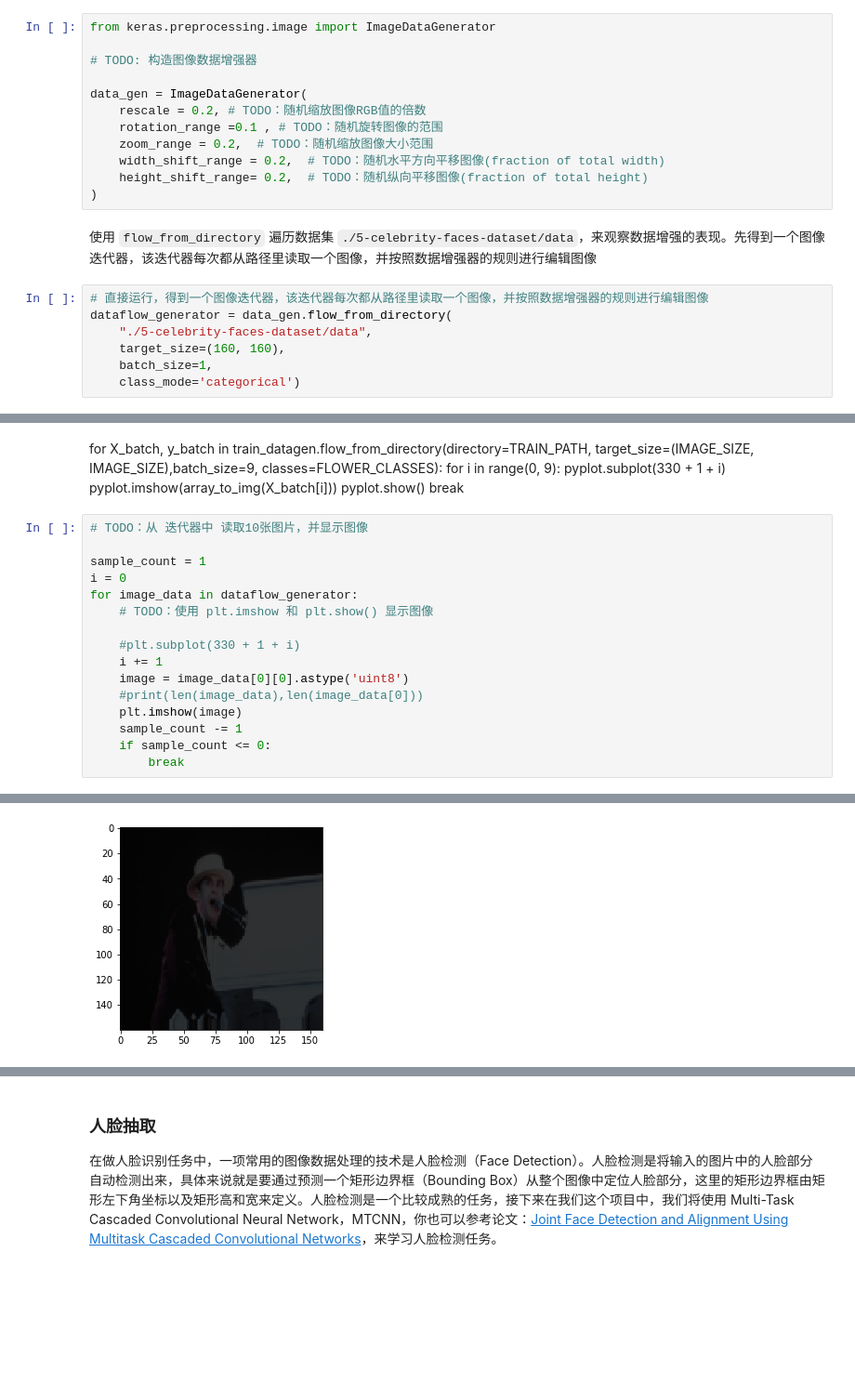
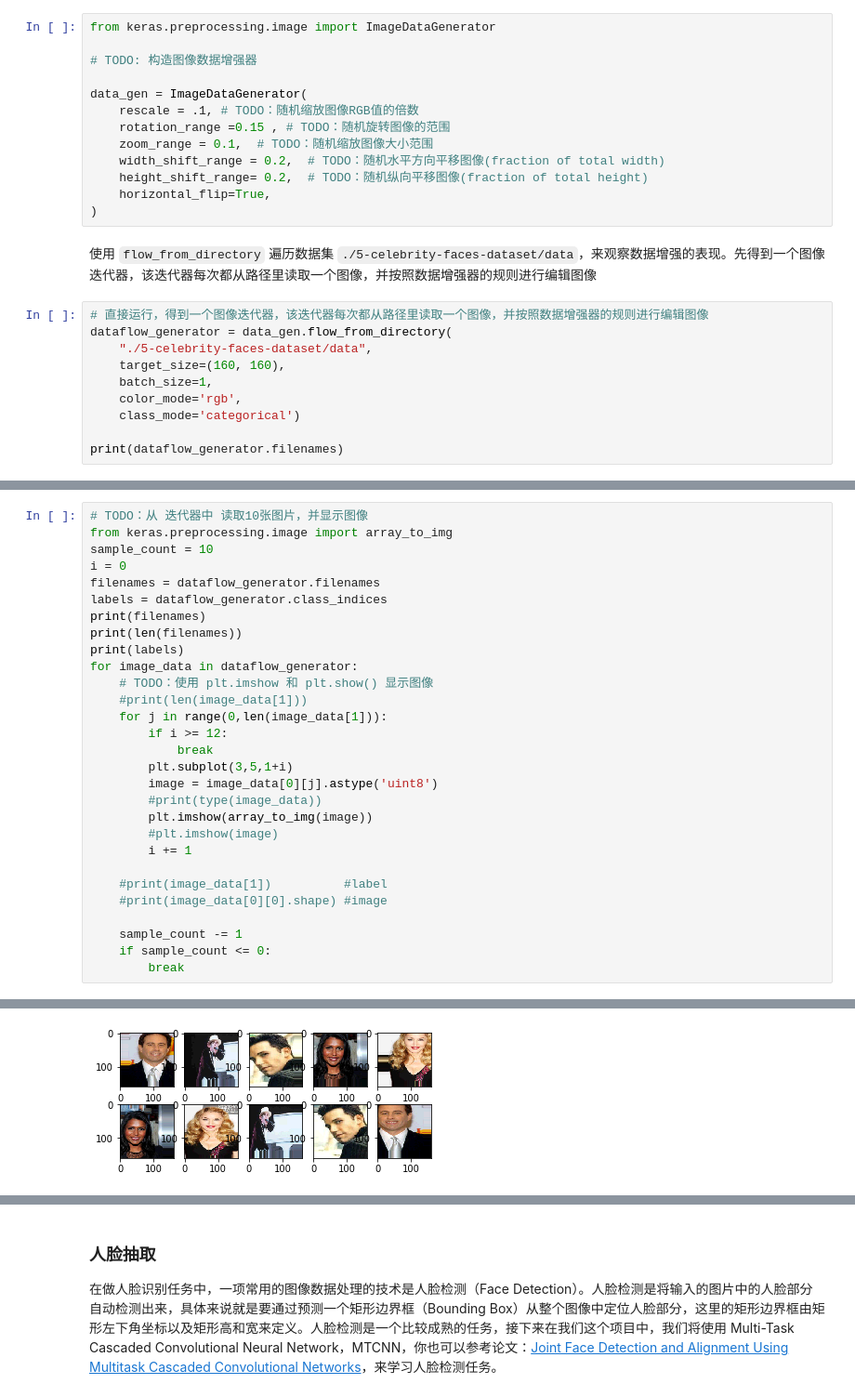
Before and after one commit to luteresa/Face-Recognition, a Jupyter notebook: Face Recognition.ipynb, the cells around one changed output, grey strips where cells are left out. Shown: that part at 93% size. Cells and saved outputs as stored; diff of their text form; blank space fills up the shorter version.

```diff
--- a/Face Recognition.ipynb
+++ b/Face Recognition.ipynb
@@ -121,11 +136,12 @@ from keras.preprocessing.image import ImageDataGenerator
 # TODO: 构造图像数据增强器
 
 data_gen = ImageDataGenerator(
-    rescale = 0.2, # TODO：随机缩放图像RGB值的倍数
-    rotation_range =0.1 , # TODO：随机旋转图像的范围
-    zoom_range = 0.2,  # TODO：随机缩放图像大小范围
+    rescale = .1, # TODO：随机缩放图像RGB值的倍数
+    rotation_range =0.15 , # TODO：随机旋转图像的范围
+    zoom_range = 0.1,  # TODO：随机缩放图像大小范围
     width_shift_range = 0.2,  # TODO：随机水平方向平移图像(fraction of total width)
     height_shift_range= 0.2,  # TODO：随机纵向平移图像(fraction of total height)
+    horizontal_flip=True,
 )
 # %% [markdown]
 使用 `flow_from_directory` 遍历数据集 `./5-celebrity-faces-dataset/data`，来观察数据增强的表现。先得到一个图像迭代器，该迭代器每次都从路径里读取一个图像，并按照数据增强器的规则进行编辑图像
@@ -135,6 +151,9 @@ dataflow_generator = data_gen.flow_from_directory(
     "./5-celebrity-faces-dataset/data",
     target_size=(160, 160),
     batch_size=1,
+    color_mode='rgb',
     class_mode='categorical')
+
+print(dataflow_generator.filenames)
 # %% [output]
 Found 5 images belonging to 5 classes.
@@ -141,23 +161,29 @@ Found 5 images belonging to 5 classes.
-# %% [markdown]
-for X_batch, y_batch in train_datagen.flow_from_directory(directory=TRAIN_PATH, target_size=(IMAGE_SIZE, IMAGE_SIZE),batch_size=9, classes=FLOWER_CLASSES):
-    for i in range(0, 9):
-        pyplot.subplot(330 + 1 + i)
-        pyplot.imshow(array_to_img(X_batch[i]))
-    pyplot.show()
-    break
 # %%
 # TODO：从 迭代器中 读取10张图片，并显示图像
-
-sample_count = 1
+from keras.preprocessing.image import array_to_img
+sample_count = 10
 i = 0
+filenames = dataflow_generator.filenames
+labels = dataflow_generator.class_indices
+print(filenames)
+print(len(filenames))
+print(labels)
 for image_data in dataflow_generator:
     # TODO：使用 plt.imshow 和 plt.show() 显示图像
+    #print(len(image_data[1]))
+    for j in range(0,len(image_data[1])):
+        if i >= 12:
+            break
+        plt.subplot(3,5,1+i)
+        image = image_data[0][j].astype('uint8')
+        #print(type(image_data))
+        plt.imshow(array_to_img(image))
+        #plt.imshow(image)
+        i += 1
 
-    #plt.subplot(330 + 1 + i)
-    i += 1
-    image = image_data[0][0].astype('uint8')
-    #print(len(image_data),len(image_data[0]))
-    plt.imshow(image)
+    #print(image_data[1])          #label
+    #print(image_data[0][0].shape) #image
+
     sample_count -= 1
     if sample_count <= 0:
         break
@@ -165 +194 @@ for image_data in dataflow_generator:
-[figure, old version]
+[figure, new version]
```
Also changed, not shown: parts of 49 cells of this notebook, 2 other files.
